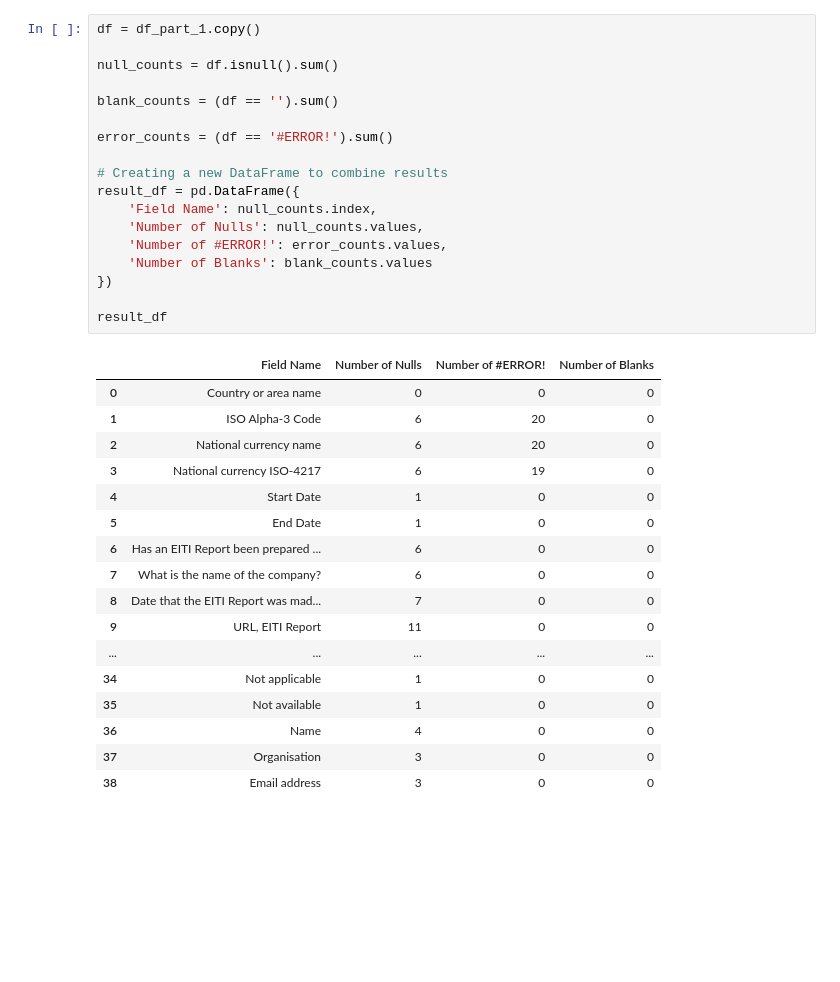
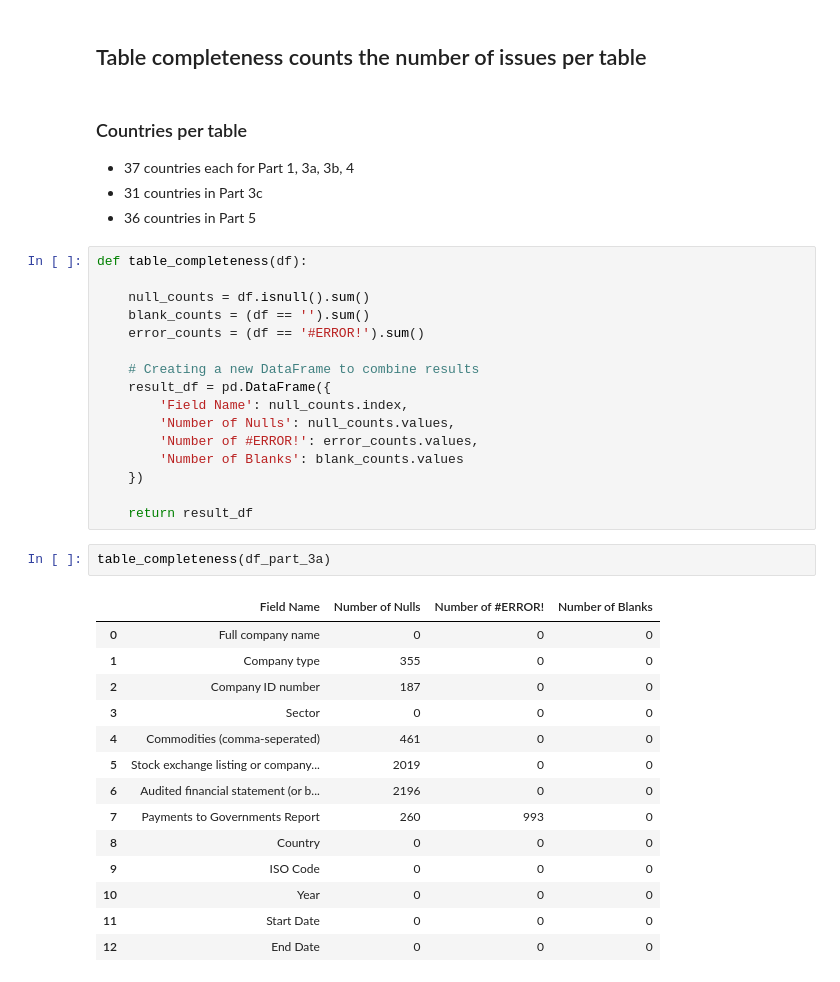
Before and after one commit to civicliteracies/EITI_SDT_data_verification_and_validation, a Jupyter notebook: v2.ipynb, the cells around one changed output. Cells and saved outputs as stored; diff of their text form; blank space fills up the shorter version.

```diff
--- a/v2.ipynb
+++ b/v2.ipynb
@@ -23,39 +37,44 @@ df_dict = {"Part 1 - About.csv": df_part_1,
            "Part 4 - Government revenues.csv": df_part_4,
            "Part 5 - Company data.csv": df_part_5
           }
+# %% [markdown]
+## Table completeness counts the number of issues per table
+# %% [markdown]
+### Countries per table
+
+- 37 countries each for Part 1, 3a, 3b, 4
+- 31 countries in Part 3c
+- 36 countries in Part 5
 # %%
-df = df_part_1.copy()
+def table_completeness(df):
 
-null_counts = df.isnull().sum()
+    null_counts = df.isnull().sum()
+    blank_counts = (df == '').sum()
+    error_counts = (df == '#ERROR!').sum()
 
-blank_counts = (df == '').sum()
+    # Creating a new DataFrame to combine results
+    result_df = pd.DataFrame({
+        'Field Name': null_counts.index,
+        'Number of Nulls': null_counts.values,
+        'Number of #ERROR!': error_counts.values,
+        'Number of Blanks': blank_counts.values
+    })
 
-error_counts = (df == '#ERROR!').sum()
-
-# Creating a new DataFrame to combine results
-result_df = pd.DataFrame({
-    'Field Name': null_counts.index,
-    'Number of Nulls': null_counts.values,
-    'Number of #ERROR!': error_counts.values,
-    'Number of Blanks': blank_counts.values
-})
-
-result_df
+    return result_df
-# %% [output]
-|  | Field Name | Number of Nulls | Number of #ERROR! | Number of Blanks |
-| 0 | Country or area name | 0 | 0 | 0 |
-| 1 | ISO Alpha-3 Code | 6 | 20 | 0 |
-| 2 | National currency name | 6 | 20 | 0 |
-| 3 | National currency ISO-4217 | 6 | 19 | 0 |
-| 4 | Start Date | 1 | 0 | 0 |
-| 5 | End Date | 1 | 0 | 0 |
-| 6 | Has an EITI Report been prepared ... | 6 | 0 | 0 |
-| 7 | What is the name of the company? | 6 | 0 | 0 |
-| 8 | Date that the EITI Report was mad... | 7 | 0 | 0 |
-| 9 | URL, EITI Report | 11 | 0 | 0 |
-| ... | ... | ... | ... | ... |
-| 34 | Not applicable | 1 | 0 | 0 |
-| 35 | Not available | 1 | 0 | 0 |
-| 36 | Name | 4 | 0 | 0 |
-| 37 | Organisation | 3 | 0 | 0 |
-| 38 | Email address | 3 | 0 | 0 |
+# %%
+table_completeness(df_part_3a)
+# %% [output]
+|  | Field Name | Number of Nulls | Number of #ERROR! | Number of Blanks |
+| 0 | Full company name | 0 | 0 | 0 |
+| 1 | Company type | 355 | 0 | 0 |
+| 2 | Company ID number | 187 | 0 | 0 |
+| 3 | Sector | 0 | 0 | 0 |
+| 4 | Commodities (comma-seperated) | 461 | 0 | 0 |
+| 5 | Stock exchange listing or company... | 2019 | 0 | 0 |
+| 6 | Audited financial statement (or b... | 2196 | 0 | 0 |
+| 7 | Payments to Governments Report | 260 | 993 | 0 |
+| 8 | Country | 0 | 0 | 0 |
+| 9 | ISO Code | 0 | 0 | 0 |
+| 10 | Year | 0 | 0 | 0 |
+| 11 | Start Date | 0 | 0 | 0 |
+| 12 | End Date | 0 | 0 | 0 |
```
Also changed, not shown: parts of 15 cells of this notebook, 3 other files.
